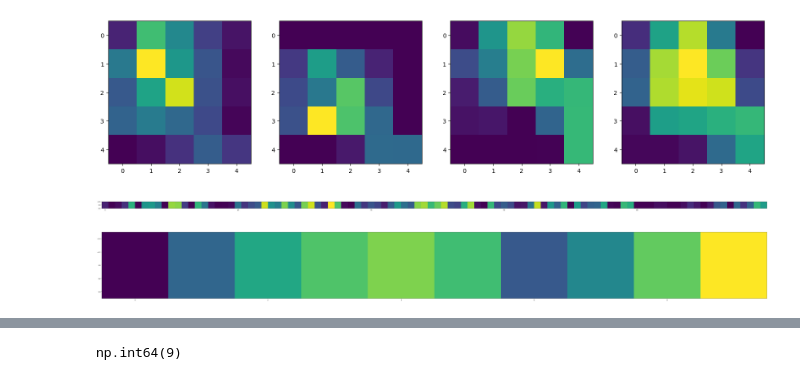
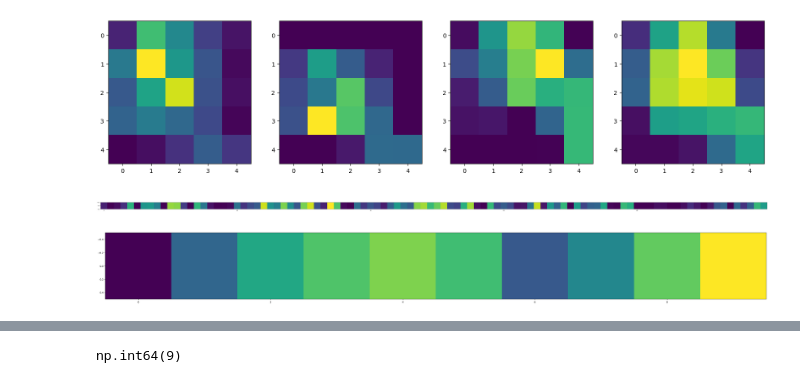
Before and after one commit to valmyr/ConvNetVerilog, a Jupyter notebook: Image.ipynb, the cells around one changed output, grey strips where cells are left out. Saved outputs shown, nothing was run; the diff lists cells and outputs as text; code cells hidden in the pictures.

Commit message:
melhoramendo de imagens

```diff
--- a/Image.ipynb
+++ b/Image.ipynb
@@ -487,17 +558,17 @@ def import_img3(path_file,fator=1,string='fig.png',transpor=0):
     if(transpor):
         return m2
 # %%
-plt.figure(figsize=(80,40))
-import_img3(path_file=open('simulation/flatten.txt'),fator=1,string='images/flatten_layer5.png');
+plt.figure(figsize=(100,5))
+import_img3(path_file=open('simulation/flatten.txt'));
 plt.savefig("images/flatten_layer5.png")
 # %% [output]
-[figure, old version]
+[figure, new version]
 # %%
-plt.figure(figsize=(80,40))
-import_img3(path_file=open('simulation/dense.txt'),fator=1,string='images/dense_layer6.png');
+plt.figure(figsize=(80,5))
+import_img3(path_file=open('simulation/dense.txt'));
 plt.savefig("images/dense_layer6.png")
 # %% [output]
-[figure, old version]
+[figure, new version]
 # %%
 # plt.imsave()
 # %%
```
Also changed, not shown: parts of 15 cells of this notebook, 16 other files.
